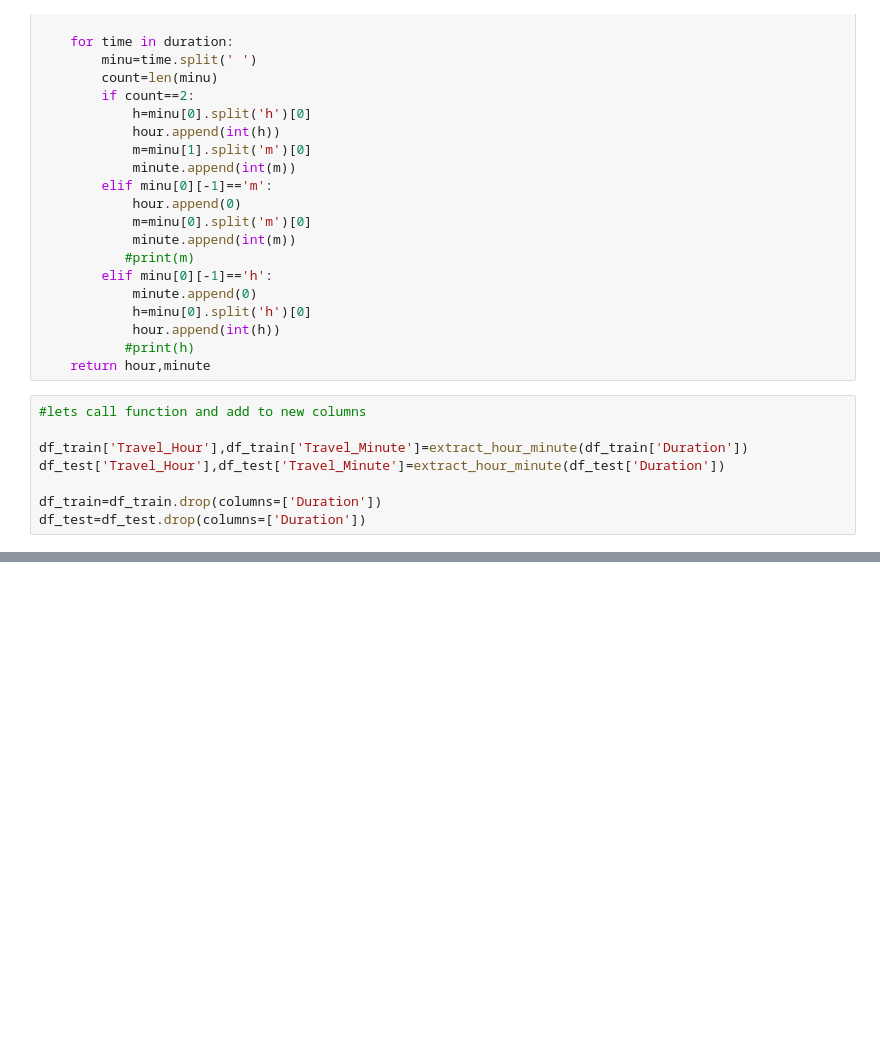
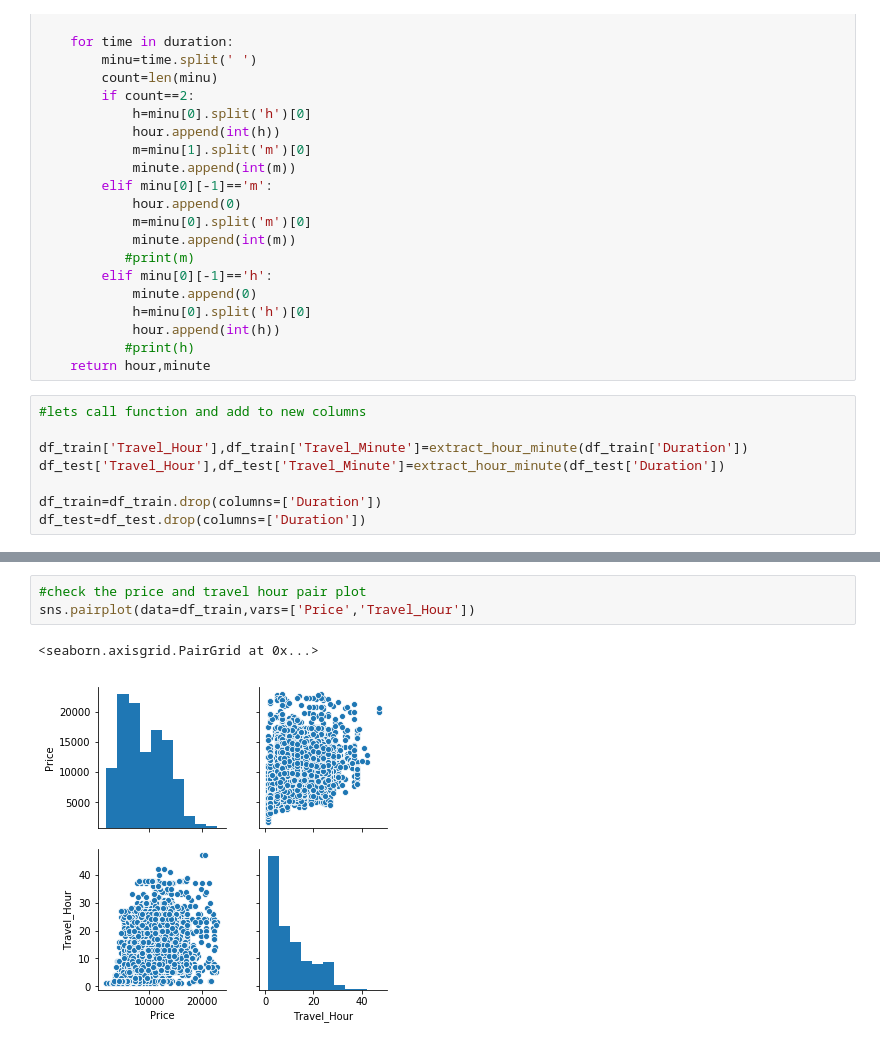
Before and after one commit to MrKhan0747/Flight-Ticket-Price-Prediction, a Jupyter notebook: FlightPricePrediction.ipynb, the cells around one changed output, grey strips where cells are left out. Drawn from its saved outputs; the diff is of its cells as text; blank space fills up the shorter version.

```diff
--- a/FlightPricePrediction.ipynb
+++ b/FlightPricePrediction.ipynb
@@ -165,3 +237,9 @@ sns.boxplot(x=['Price'],data=df_train)
+# %%
+#check the price and travel hour pair plot
+sns.pairplot(data=df_train,vars=['Price','Travel_Hour'])
+# %% [output]
+<seaborn.axisgrid.PairGrid at 0x...>
+[figure, added]
 # %%
 #lets check any flight who has less travel minute and hour ==0
 df_train[((df_train['Travel_Minute']<50) & (df_train['Travel_Hour']==0))]
```
Also changed, not shown: parts of 25 cells of this notebook.
